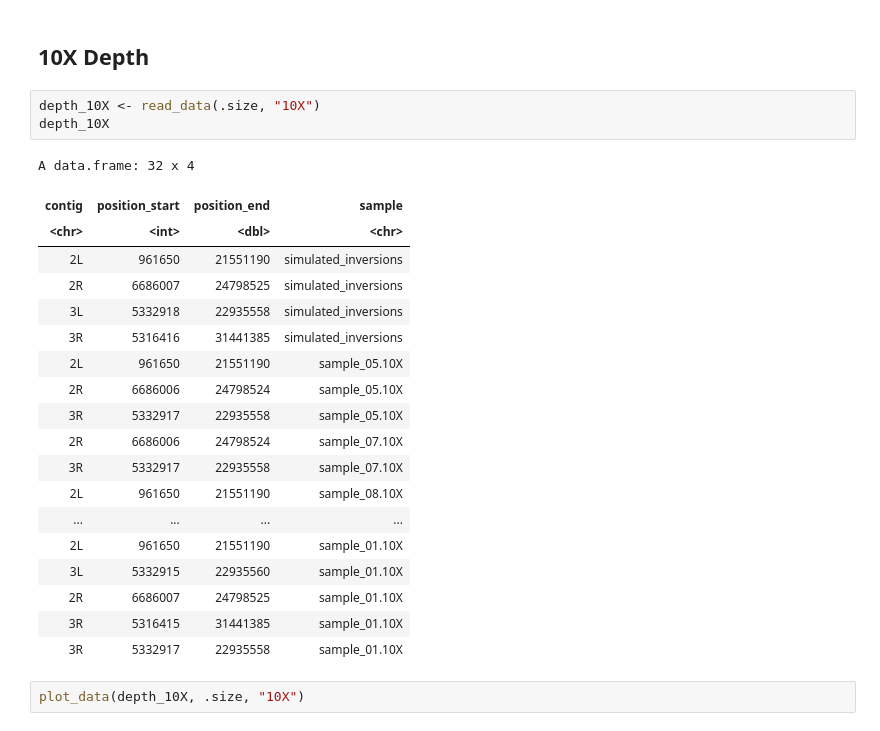
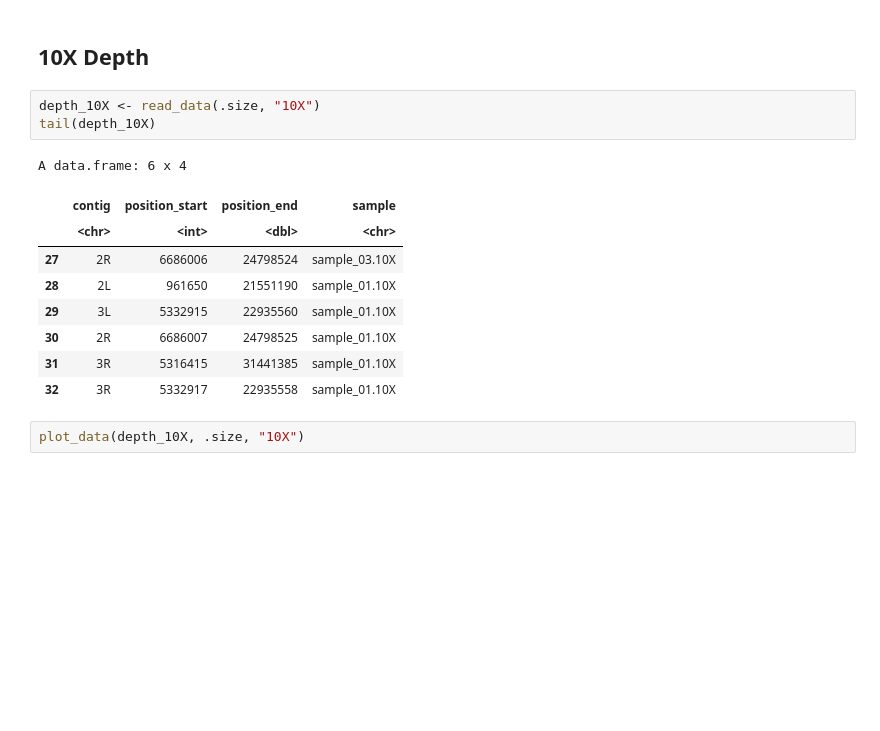
Before and after one commit to pdimens/haplotagging_simulations, a Jupyter notebook: check_called_inversions_xl.ipynb, the cells around one changed output. Drawn from its saved outputs; the diff is of its cells as text; blank space fills up the shorter version.

```diff
--- a/check_called_inversions_xl.ipynb
+++ b/check_called_inversions_xl.ipynb
@@ -128,27 +114,17 @@ plot_data(depth_5X, .size, "5X")
 ## 10X Depth
 # %%
 depth_10X <- read_data(.size, "10X")
-depth_10X
+tail(depth_10X)
 # %% [output]
-A data.frame: 32 x 4
+A data.frame: 6 x 4
-| contig | position_start | position_end | sample |
-| <chr> | <int> | <dbl> | <chr> |
-| 2L | 961650 | 21551190 | simulated_inversions |
-| 2R | 6686007 | 24798525 | simulated_inversions |
-| 3L | 5332918 | 22935558 | simulated_inversions |
-| 3R | 5316416 | 31441385 | simulated_inversions |
-| 2L | 961650 | 21551190 | sample_05.10X |
-| 2R | 6686006 | 24798524 | sample_05.10X |
-| 3R | 5332917 | 22935558 | sample_05.10X |
-| 2R | 6686006 | 24798524 | sample_07.10X |
-| 3R | 5332917 | 22935558 | sample_07.10X |
-| 2L | 961650 | 21551190 | sample_08.10X |
-| ... | ... | ... | ... |
-| 2L | 961650 | 21551190 | sample_01.10X |
-| 3L | 5332915 | 22935560 | sample_01.10X |
-| 2R | 6686007 | 24798525 | sample_01.10X |
-| 3R | 5316415 | 31441385 | sample_01.10X |
-| 3R | 5332917 | 22935558 | sample_01.10X |
+|  | contig | position_start | position_end | sample |
+|  | <chr> | <int> | <dbl> | <chr> |
+| 27 | 2R | 6686006 | 24798524 | sample_03.10X |
+| 28 | 2L | 961650 | 21551190 | sample_01.10X |
+| 29 | 3L | 5332915 | 22935560 | sample_01.10X |
+| 30 | 2R | 6686007 | 24798525 | sample_01.10X |
+| 31 | 3R | 5316415 | 31441385 | sample_01.10X |
+| 32 | 3R | 5332917 | 22935558 | sample_01.10X |
 # %%
 plot_data(depth_10X, .size, "10X")
 # %% [output]
```
Also changed, not shown: parts of 8 cells of this notebook, 9 other files.
